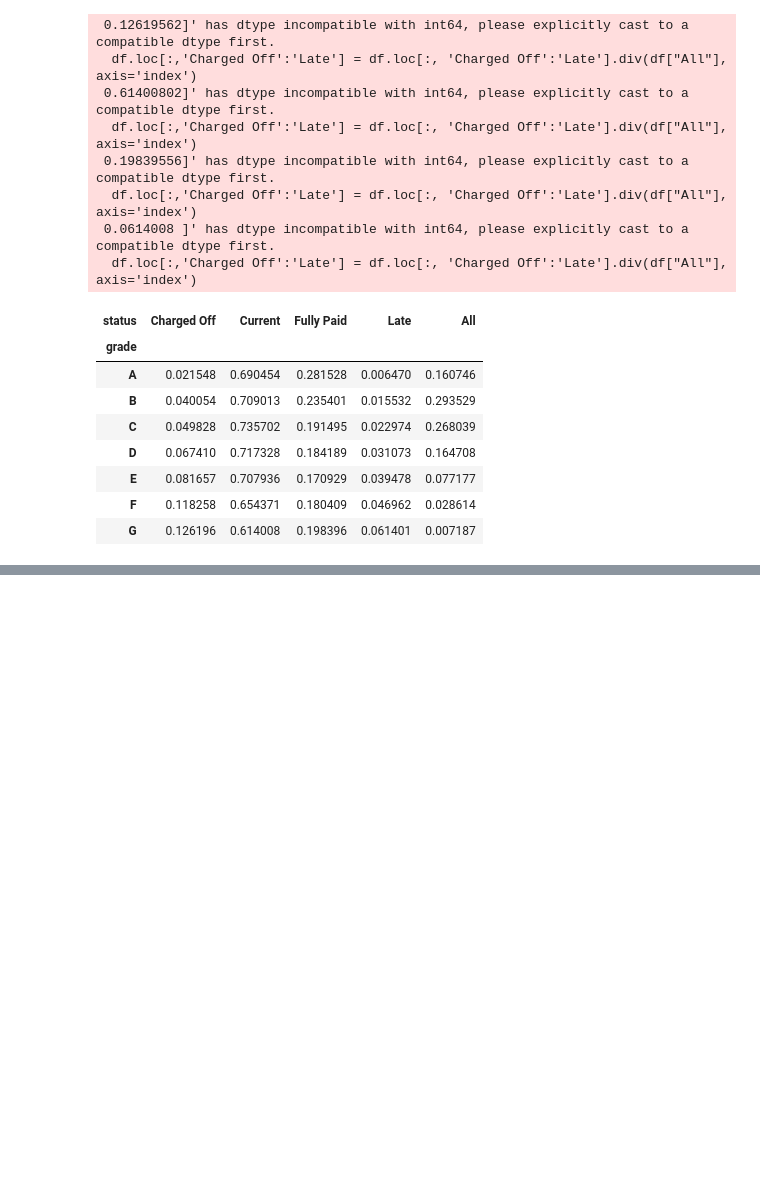
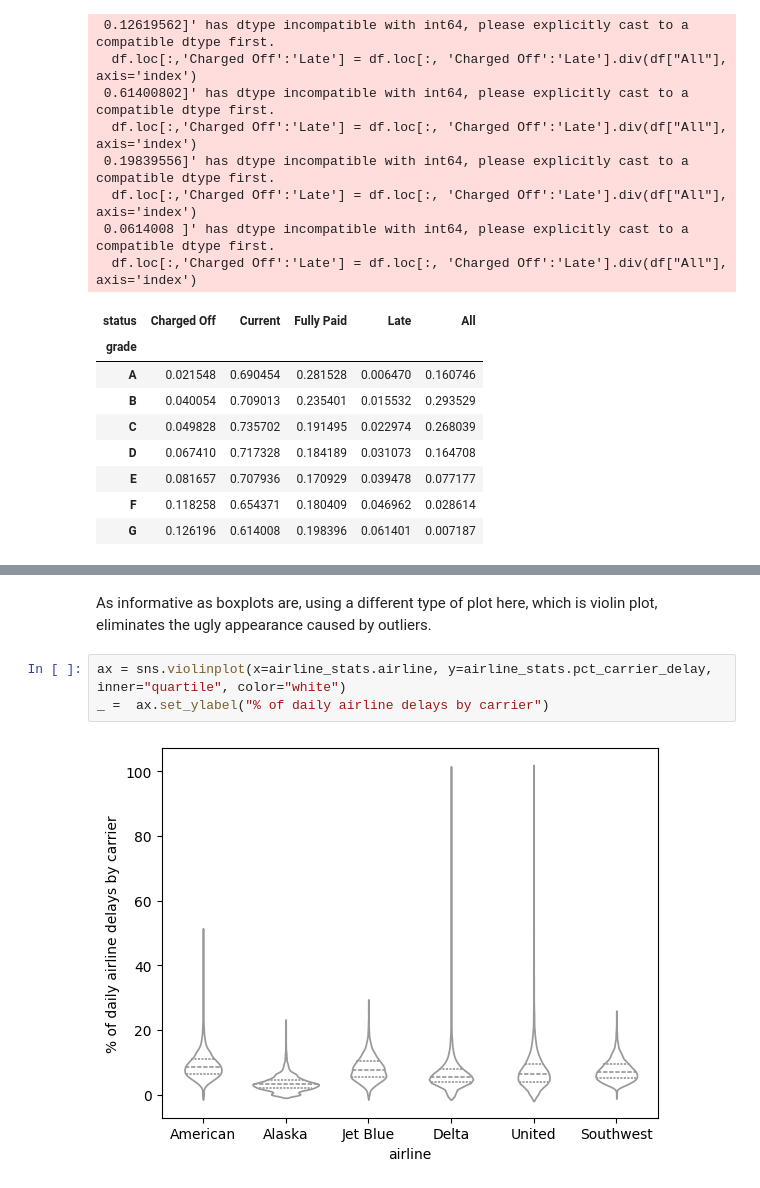
Before and after one commit to dybdeskarphet/databook, a Jupyter notebook: src/06_exploring_two_or_more_variables.ipynb, the cells around one changed output, grey strips where cells are left out. Drawn from its saved outputs; the diff is of its cells as text; blank space fills up the shorter version.

```diff
--- a/src/06_exploring_two_or_more_variables.ipynb
+++ b/src/06_exploring_two_or_more_variables.ipynb
@@ -121,0 +145,7 @@ perc_crosstab
+# %% [markdown]
+As informative as boxplots are, using a different type of plot here, which is violin plot, eliminates the ugly appearance caused by outliers.
+# %%
+ax = sns.violinplot(x=airline_stats.airline, y=airline_stats.pct_carrier_delay, inner="quartile", color="white")
+_ =  ax.set_ylabel("% of daily airline delays by carrier")
+# %% [output]
+[figure, added]
```
Also changed, not shown: parts of 6 cells of this notebook, 1 other file.
